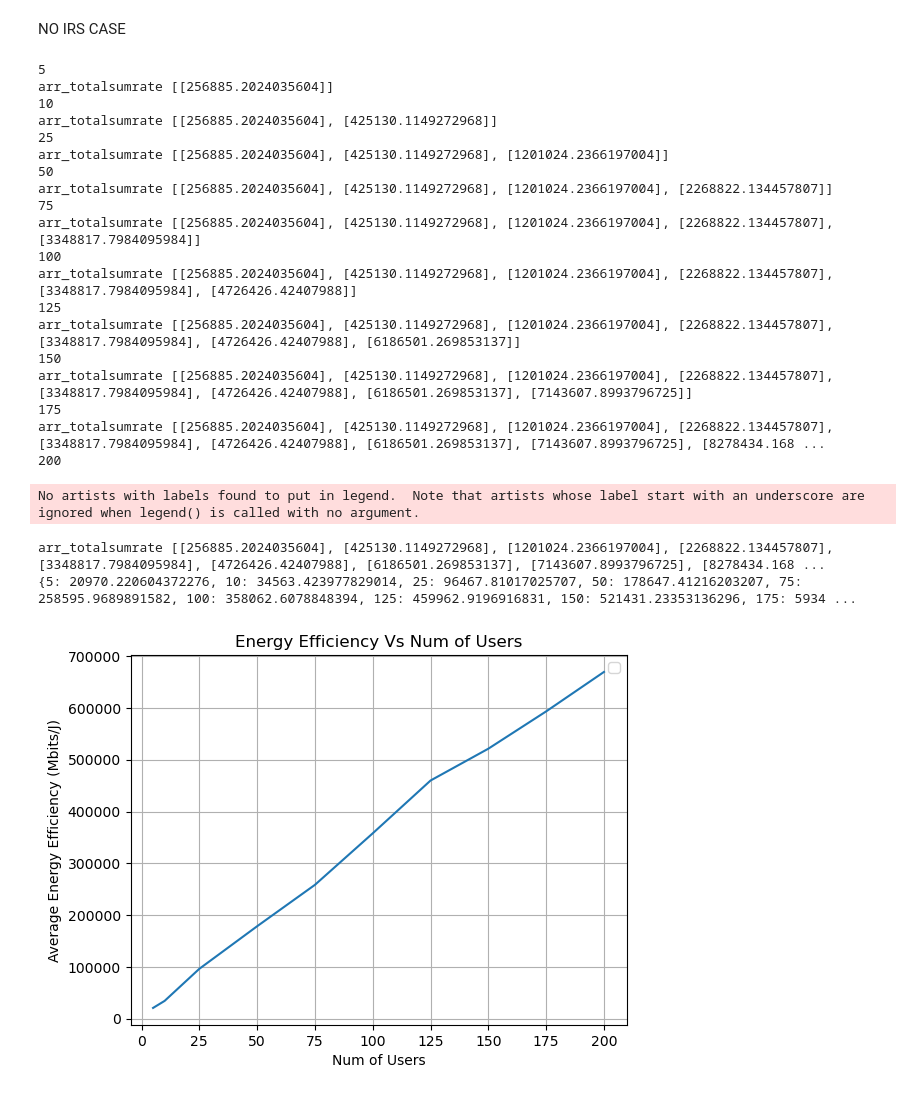
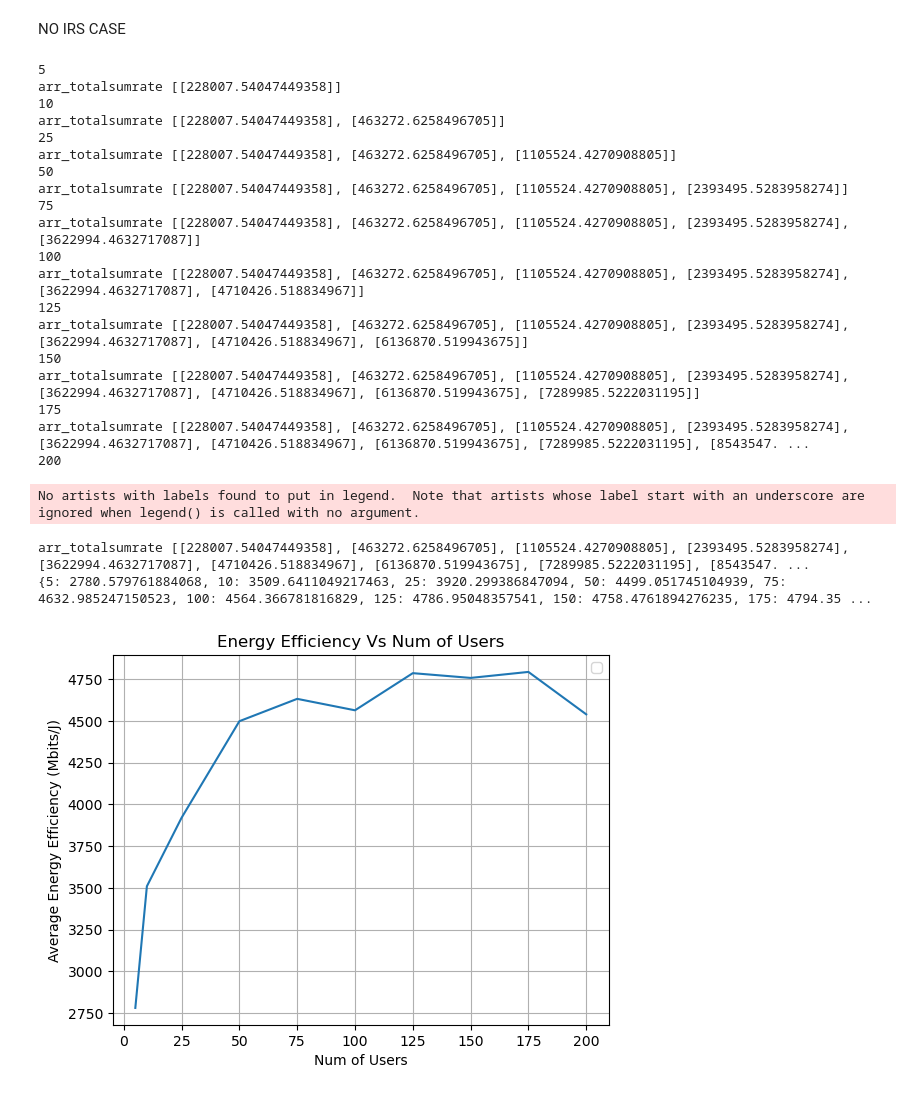
Before and after one commit to TariqUmar/SISO_Network_Implementation, a Jupyter notebook: plots_NU_EE.ipynb, the cells around one changed output. Saved outputs shown, nothing was run; the diff lists cells and outputs as text; code cells hidden in the pictures.

```diff
--- a/plots_NU_EE.ipynb
+++ b/plots_NU_EE.ipynb
@@ -234,7 +234,7 @@ for K in NUM_USERS:
         arr_link_budget = np.zeros((K,1))
         arr_avg_rate = np.zeros((K,1))
         for m in range (K):
-            arr_link_budget[m] = np.abs((TRANSMIT_POWER_WATTS**0.5)* ((h_dk[m]/np.sqrt(dTU[:,m]**ZETA)) + ((results_array_1[m]/np.sqrt((dSU_1[:,m]**ALPHA)*(dTS_1**ALPHA)))  + (results_array_2[m]/np.sqrt((dSU_1[:,m]**BETA)*(dTS_2**BETA))))))
+            arr_link_budget[m] = np.abs((TRANSMIT_POWER_WATTS**0.5)* ((h_dk[m]/np.sqrt(dTU[:,m]**ZETA)) + ((results_array_1[m]/np.sqrt((dSU_1[:,m]**ALPHA)*(dTS_1**BETA)))  + (results_array_2[m]/np.sqrt((dSU_1[:,m]**ALPHA)*(dTS_2**BETA))))))
             arr_link_budget[m] = pow2dBm(np.abs(arr_link_budget[m])**2)
             arr_SNR_disc[i,m,:] = compute_SNR(arr_link_budget[m],noise)
             arr_rate_disc[i,m,:] = compute_rate(arr_SNR_disc[i,m,:]) * BW
@@ -418,7 +418,7 @@ for K in NUM_USERS:
         arr_link_budget = np.zeros((K,1))
         arr_avg_rate = np.zeros((K,1))
         for m in range (K):
-            arr_link_budget[m] = np.abs((TRANSMIT_POWER_WATTS**0.5)* ((h_dk[m]/np.sqrt(dTU[:,m]**ZETA)) + ((results_array_1[m]/np.sqrt((dSU_1[:,m]**ALPHA)*(dTS_1**ALPHA)))  + (results_array_2[m]/np.sqrt((dSU_1[:,m]**BETA)*(dTS_2**BETA))))))
+            arr_link_budget[m] = np.abs((TRANSMIT_POWER_WATTS**0.5)* ((h_dk[m]/np.sqrt(dTU[:,m]**ZETA)) + ((results_array_1[m]/np.sqrt((dSU_1[:,m]**ALPHA)*(dTS_1**BETA)))  + (results_array_2[m]/np.sqrt((dSU_1[:,m]**ALPHA)*(dTS_2**BETA))))))
             arr_link_budget[m] = pow2dBm(np.abs(arr_link_budget[m])**2)
             arr_SNR_disc[i,m,:] = compute_SNR(arr_link_budget[m],noise)
             arr_rate_disc[i,m,:] = compute_rate(arr_SNR_disc[i,m,:]) * BW
@@ -598,7 +598,7 @@ for K in NUM_USERS:
         arr_link_budget = np.zeros((K,1))
         arr_avg_rate = np.zeros((K,1))
         for m in range (K):
-            arr_link_budget[m] = np.abs((TRANSMIT_POWER_WATTS**0.5)* ((h_dk[m]/np.sqrt(dTU[:,m]**ZETA)) + ((results_array_1[m]/np.sqrt((dSU_1[:,m]**ALPHA)*(dTS_1**ALPHA)))  + (results_array_2[m]/np.sqrt((dSU_1[:,m]**BETA)*(dTS_2**BETA))))))
+            arr_link_budget[m] = np.abs((TRANSMIT_POWER_WATTS**0.5)* ((h_dk[m]/np.sqrt(dTU[:,m]**ZETA)) + ((results_array_1[m]/np.sqrt((dSU_1[:,m]**ALPHA)*(dTS_1**BETA)))  + (results_array_2[m]/np.sqrt((dSU_1[:,m]**ALPHA)*(dTS_2**BETA))))))
             arr_link_budget[m] = pow2dBm(np.abs(arr_link_budget[m])**2)
             arr_SNR_disc[i,m,:] = compute_SNR(arr_link_budget[m],noise)
             arr_rate_disc[i,m,:] = compute_rate(arr_SNR_disc[i,m,:]) * BW
@@ -764,7 +757,7 @@ for K in NUM_USERS:
         arr_link_budget = np.zeros((K,1))
         arr_avg_rate = np.zeros((K,1))
         for m in range (K):
-            arr_link_budget[m] = np.abs((TRANSMIT_POWER_WATTS**0.5)* ((h_dk[m]/np.sqrt(dTU[:,m]**ZETA)) + ((results_array_1[m]/np.sqrt((dSU_1[:,m]**ALPHA)*(dTS_1**ALPHA)))  + (results_array_2[m]/np.sqrt((dSU_1[:,m]**BETA)*(dTS_2**BETA))))))
+            arr_link_budget[m] = np.abs((TRANSMIT_POWER_WATTS**0.5)* ((h_dk[m]/np.sqrt(dTU[:,m]**ZETA)) + ((results_array_1[m]/np.sqrt((dSU_1[:,m]**ALPHA)*(dTS_1**BETA)))  + (results_array_2[m]/np.sqrt((dSU_1[:,m]**ALPHA)*(dTS_2**BETA))))))
             arr_link_budget[m] = pow2dBm(np.abs(arr_link_budget[m])**2)
             arr_SNR_disc[i,m,:] = compute_SNR(arr_link_budget[m],noise)
             arr_rate_disc[i,m,:] = compute_rate(arr_SNR_disc[i,m,:]) * BW
@@ -919,7 +912,7 @@ for K in NUM_USERS:
     arr_sumrate.append(sumrate)
     # print('sumrate', sumrate)
     # print('arr_sumrate', arr_sumrate)
-    power_3 = (10**(Pu/10))/1000
+    power_3 = (10**(Pu/10))
     power_3 = power_3 * K
     # print('power_3' ,power_3)
     P = power_1 + power_21 + power_22 + power_3
@@ -935,45 +928,45 @@ for K in NUM_USERS:
 
     results_dict[K] = ee
 print(results_dict)
 
 
 
     # print('Size of hdk3d', np.shape(h_dk_3d))
     # print('Size of hrk3d', np.shape(h_rk1_3d))
     # print('Size of hrkh3d', np.shape(h_rk1_h_3d))
     # print('Size of g3d', np.shape(G1_3d))
 
 plt.plot(NUM_USERS,arr_totalEE_n)
 plt.ylabel('Average Energy Efficiency (Mbits/J)')
 plt.xlabel('Num of Users')
 plt.title('Energy Efficiency Vs Num of Users')
 plt.legend()
 plt.grid(True)
 plt.show()
 # %% [output]
 5
-arr_totalsumrate [[256885.2024035604]]
+arr_totalsumrate [[228007.54047449358]]
 10
-arr_totalsumrate [[256885.2024035604], [425130.1149272968]]
+arr_totalsumrate [[228007.54047449358], [463272.6258496705]]
 25
-arr_totalsumrate [[256885.2024035604], [425130.1149272968], [1201024.2366197004]]
+arr_totalsumrate [[228007.54047449358], [463272.6258496705], [1105524.4270908805]]
 50
-arr_totalsumrate [[256885.2024035604], [425130.1149272968], [1201024.2366197004], [2268822.134457807]]
+arr_totalsumrate [[228007.54047449358], [463272.6258496705], [1105524.4270908805], [2393495.5283958274]]
 75
-arr_totalsumrate [[256885.2024035604], [425130.1149272968], [1201024.2366197004], [2268822.134457807], [3348817.7984095984]]
+arr_totalsumrate [[228007.54047449358], [463272.6258496705], [1105524.4270908805], [2393495.5283958274], [3622994.4632717087]]
 100
-arr_totalsumrate [[256885.2024035604], [425130.1149272968], [1201024.2366197004], [2268822.134457807], [3348817.7984095984], [4726426.42407988]]
+arr_totalsumrate [[228007.54047449358], [463272.6258496705], [1105524.4270908805], [2393495.5283958274], [3622994.4632717087], [4710426.518834967]]
 125
-arr_totalsumrate [[256885.2024035604], [425130.1149272968], [1201024.2366197004], [2268822.134457807], [3348817.7984095984], [4726426.42407988], [6186501.269853137]]
+arr_totalsumrate [[228007.54047449358], [463272.6258496705], [1105524.4270908805], [2393495.5283958274], [3622994.4632717087], [4710426.518834967], [6136870.519943675]]
 150
-arr_totalsumrate [[256885.2024035604], [425130.1149272968], [1201024.2366197004], [2268822.134457807], [3348817.7984095984], [4726426.42407988], [6186501.269853137], [7143607.8993796725]]
+arr_totalsumrate [[228007.54047449358], [463272.6258496705], [1105524.4270908805], [2393495.5283958274], [3622994.4632717087], [4710426.518834967], [6136870.519943675], [7289985.5222031195]]
 175
-arr_totalsumrate [[256885.2024035604], [425130.1149272968], [1201024.2366197004], [2268822.134457807], [3348817.7984095984], [4726426.42407988], [6186501.269853137], [7143607.8993796725], [8278434.168 ...
+arr_totalsumrate [[228007.54047449358], [463272.6258496705], [1105524.4270908805], [2393495.5283958274], [3622994.4632717087], [4710426.518834967], [6136870.519943675], [7289985.5222031195], [8543547. ...
 200
 No artists with labels found to put in legend.  Note that artists whose label start with an underscore are ignored when legend() is called with no argument.
-arr_totalsumrate [[256885.2024035604], [425130.1149272968], [1201024.2366197004], [2268822.134457807], [3348817.7984095984], [4726426.42407988], [6186501.269853137], [7143607.8993796725], [8278434.168 ...
-{5: 20970.220604372276, 10: 34563.423977829014, 25: 96467.81017025707, 50: 178647.41216203207, 75: 258595.9689891582, 100: 358062.6078848394, 125: 459962.9196916831, 150: 521431.23353136296, 175: 5934 ...
+arr_totalsumrate [[228007.54047449358], [463272.6258496705], [1105524.4270908805], [2393495.5283958274], [3622994.4632717087], [4710426.518834967], [6136870.519943675], [7289985.5222031195], [8543547. ...
+{5: 2780.579761884068, 10: 3509.6411049217463, 25: 3920.299386847094, 50: 4499.051745104939, 75: 4632.985247150523, 100: 4564.366781816829, 125: 4786.95048357541, 150: 4758.4761894276235, 175: 4794.35 ...
-[figure, old version]
+[figure, new version]
 # %%
 
 plt.figure()
```
Also changed, not shown: parts of 7 cells of this notebook, 1 other file.
